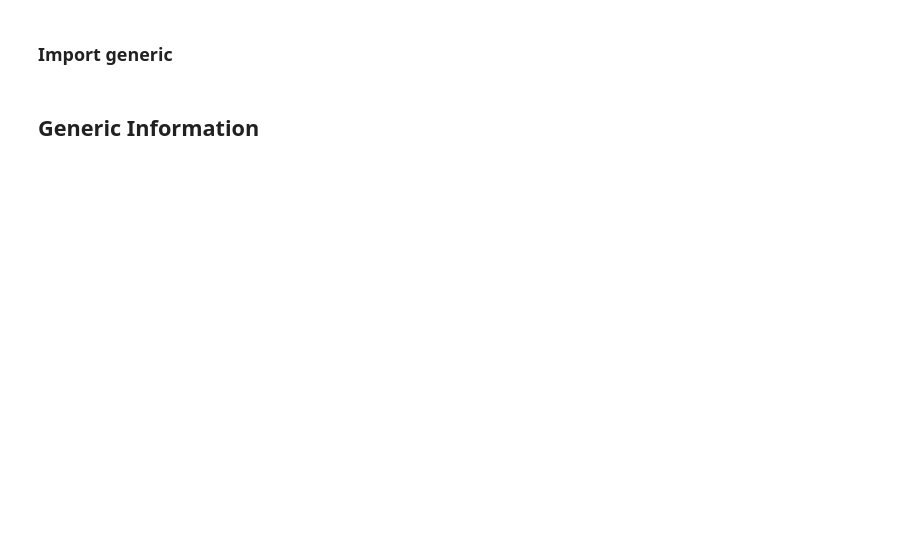
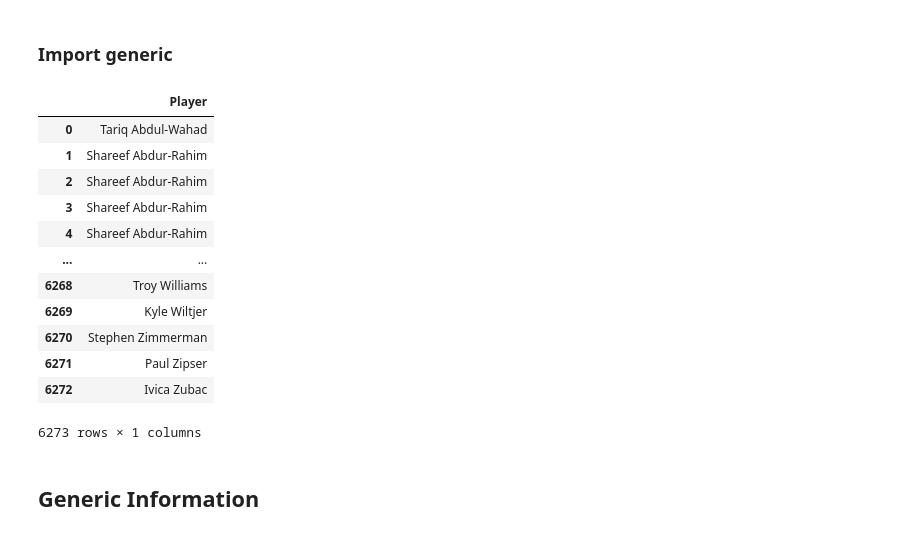
Before and after one commit to joshb738/NBA_Player_Analysis, a Jupyter notebook: ML/POB_ML_Test.ipynb, the cells around one changed output. Cells and saved outputs as stored; diff of their text form; code cells hidden in the pictures; blank space fills up the shorter version.

```diff
--- a/ML/POB_ML_Test.ipynb
+++ b/ML/POB_ML_Test.ipynb
@@ -25,0 +30,19 @@ del nba_data['blank2']
+# %%
+# Create a new DataFrame that holds only the cryptocurrencies names.
+nba_label_df = pd.DataFrame(nba_data.Player)
+nba_label_df.set_index("Player")
+nba_label_df
+# %% [output]
+|  | Player |
+| 0 | Tariq Abdul-Wahad |
+| 1 | Shareef Abdur-Rahim |
+| 2 | Shareef Abdur-Rahim |
+| 3 | Shareef Abdur-Rahim |
+| 4 | Shareef Abdur-Rahim |
+| ... | ... |
+| 6268 | Troy Williams |
+| 6269 | Kyle Wiltjer |
+| 6270 | Stephen Zimmerman |
+| 6271 | Paul Zipser |
+| 6272 | Ivica Zubac |
+6273 rows × 1 columns
```
Also changed, not shown: parts of 22 cells of this notebook.
